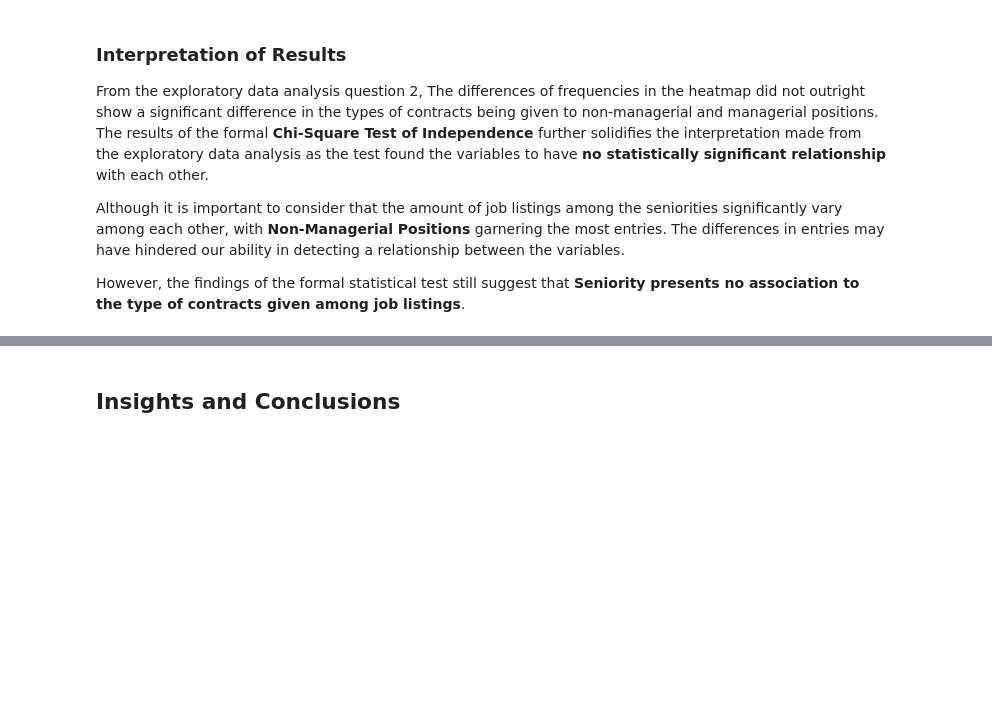
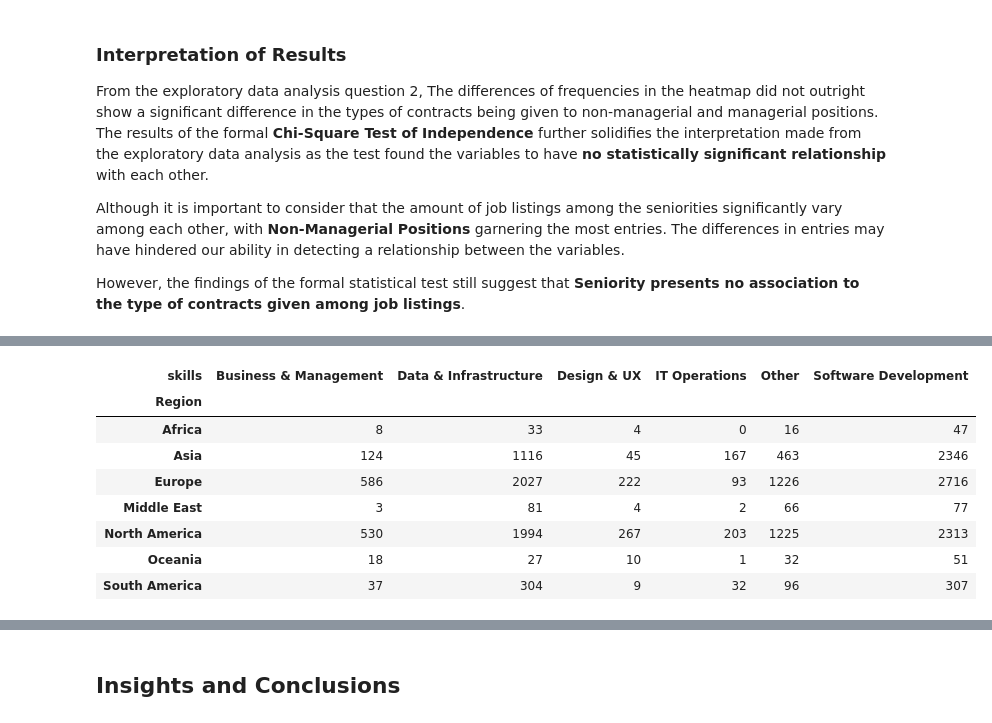
Before and after one commit to dredredre20/CSMODEL_MCO, a Jupyter notebook: mco.ipynb, the cells around one changed output, grey strips where cells are left out. Cells and saved outputs as stored; diff of their text form; code cells hidden in the pictures; blank space fills up the shorter version.

```diff
--- a/mco.ipynb
+++ b/mco.ipynb
@@ -1929,0 +2140,89 @@ However, the findings of the formal statistical test still suggest that **Senior
+# %%
+country_region_dict = {
+    # Asia
+    'China': 'Asia',
+    'India': 'Asia',
+    'Indonesia': 'Asia',
+    'Japan': 'Asia',
+    'Kazakhstan': 'Asia',
+    'Malaysia': 'Asia',
+    'Philippines': 'Asia',
+    'Singapore': 'Asia',
+    'South Korea': 'Asia',
+    'Thailand': 'Asia',
+    'Vietnam': 'Asia',
+
+    # Europe
+    'Austria': 'Europe',
+    'Belgium': 'Europe',
+    'Bulgaria': 'Europe',
+    'Czechia': 'Europe',
+    'Denmark': 'Europe',
+    'Finland': 'Europe',
+    'France': 'Europe',
+    'Germany': 'Europe',
+    'Greece': 'Europe',
+    'Hungary': 'Europe',
+    'Ireland': 'Europe',
+    'Italy': 'Europe',
+    'Lithuania': 'Europe',
+    'Netherlands': 'Europe',
+    'Poland': 'Europe',
+    'Portugal': 'Europe',
+    'Romania': 'Europe',
+    'Serbia': 'Europe',
+    'Slovakia': 'Europe',
+    'Slovenia': 'Europe',
+    'Spain': 'Europe',
+    'Sweden': 'Europe',
+    'Switzerland': 'Europe',
+    'United Kingdom': 'Europe',
+    'Georgia': 'Europe',
+
+    # North America
+    'Canada': 'North America',
+    'Costa Rica': 'North America',
+    'Mexico': 'North America',
+    'Panama': 'North America',
+    'United States': 'North America',
+
+    # South America
+    'Argentina': 'South America',
+    'Brazil': 'South America',
+    'Chile': 'South America',
+    'Colombia': 'South America',
+    'Peru': 'South America',
+
+    # Africa
+    'Chad': 'Africa',
+    'Egypt': 'Africa',
+    'Ghana': 'Africa',
+    'Morocco': 'Africa',
+    'Nigeria': 'Africa',
+    'South Africa': 'Africa',
+
+    # Oceania
+    'Australia': 'Oceania',
+    'New Zealand': 'Oceania',
+
+    # Middle East
+    'Turkey': 'Middle East',
+    'United Arab Emirates': 'Middle East',
+}
+
+aggr_contingency_table_region = aggr_contingency_table.copy()
+aggr_contingency_table_region['Region'] = aggr_contingency_table_region.index.map(country_region_dict)
+aggr_contingency_table_region = aggr_contingency_table_region.dropna(subset=['Region'])
+
+region_contingency_table = aggr_contingency_table_region.groupby('Region').sum()
+region_contingency_table
+# %% [output]
+| skills | Business & Management | Data & Infrastructure | Design & UX | IT Operations | Other | Software Development |
+| Region |  |  |  |  |  |  |
+| Africa | 8 | 33 | 4 | 0 | 16 | 47 |
+| Asia | 124 | 1116 | 45 | 167 | 463 | 2346 |
+| Europe | 586 | 2027 | 222 | 93 | 1226 | 2716 |
+| Middle East | 3 | 81 | 4 | 2 | 66 | 77 |
+| North America | 530 | 1994 | 267 | 203 | 1225 | 2313 |
+| Oceania | 18 | 27 | 10 | 1 | 32 | 51 |
+| South America | 37 | 304 | 9 | 32 | 96 | 307 |
```
Also changed, not shown: parts of 37 cells of this notebook.
